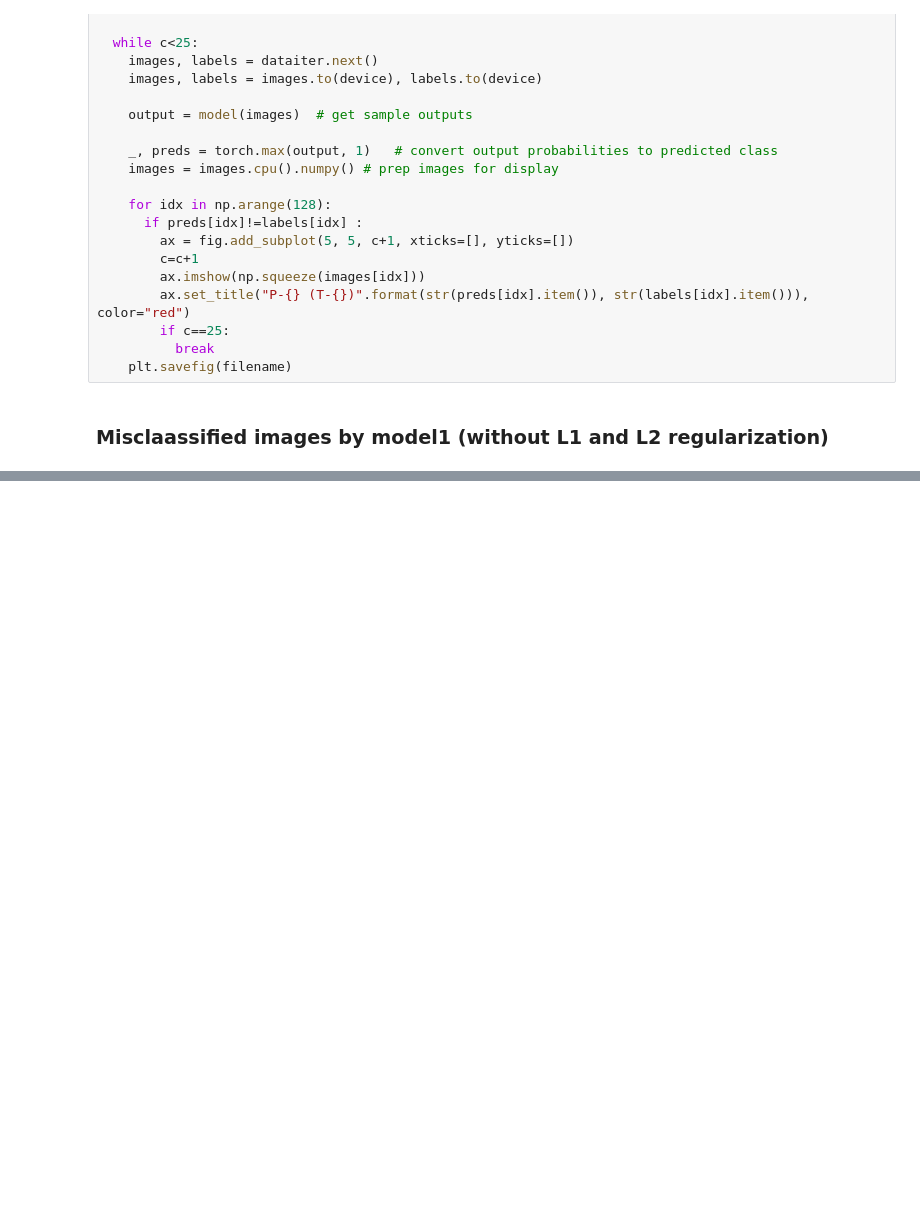
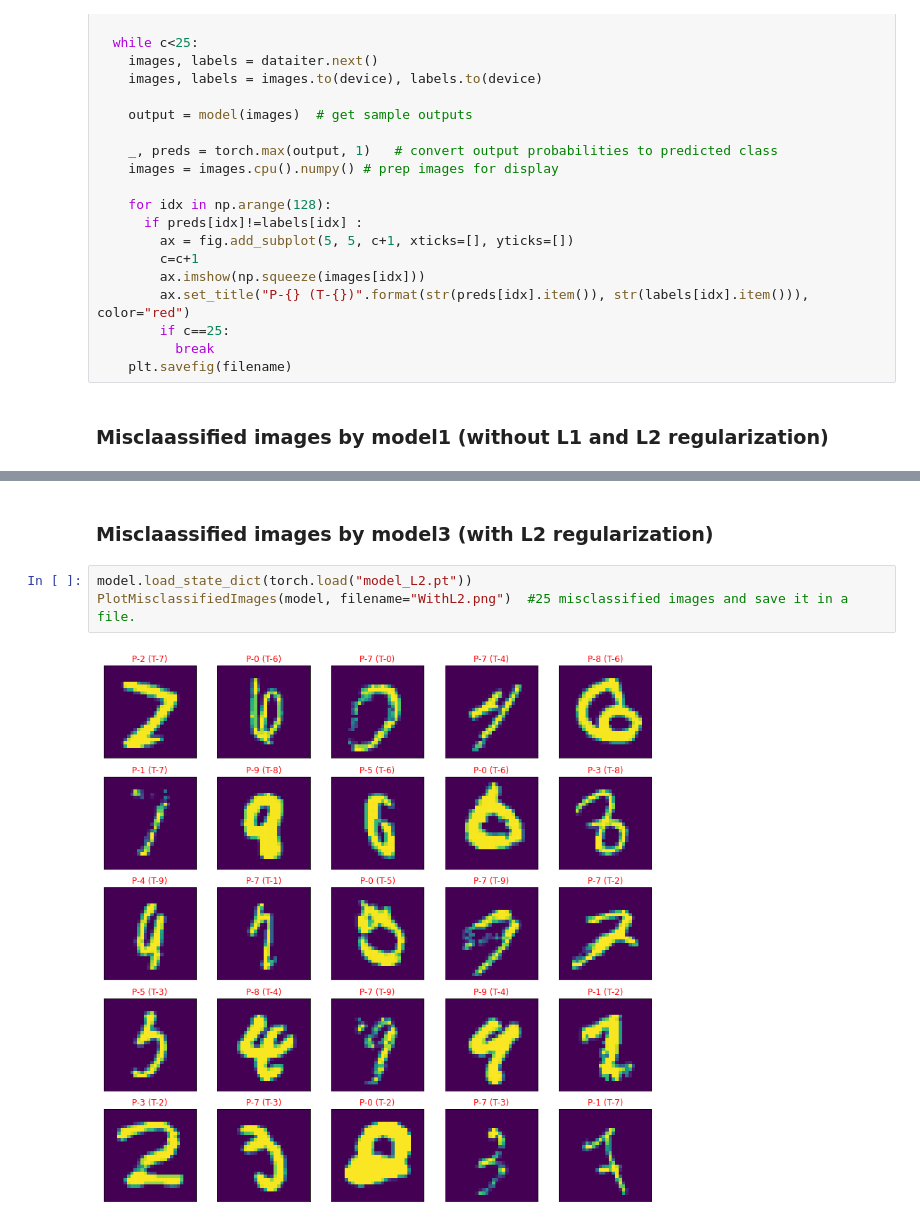
Before and after one commit to palashbaranwal/EVA4, a Jupyter notebook: S6_MNIST/EVA4_S6.ipynb, the cells around one changed output, grey strips where cells are left out. Cells and saved outputs as stored; diff of their text form; blank space fills up the shorter version.

```diff
--- a/S6_MNIST/EVA4_S6.ipynb
+++ b/S6_MNIST/EVA4_S6.ipynb
@@ -602,0 +657,7 @@ def PlotMisclassifiedImages(model, filename):
+# %% [markdown]
+### Misclaassified images by model3 (with L2 regularization)
+# %%
+model.load_state_dict(torch.load("model_L2.pt"))
+PlotMisclassifiedImages(model, filename="WithL2.png")  #25 misclassified images and save it in a file.
+# %% [output]
+[figure, added]
```
Also changed, not shown: parts of 12 cells of this notebook.
